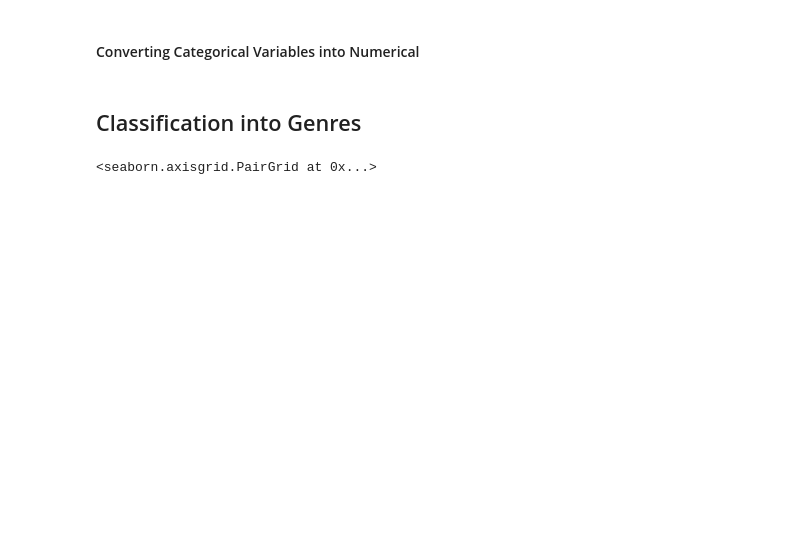
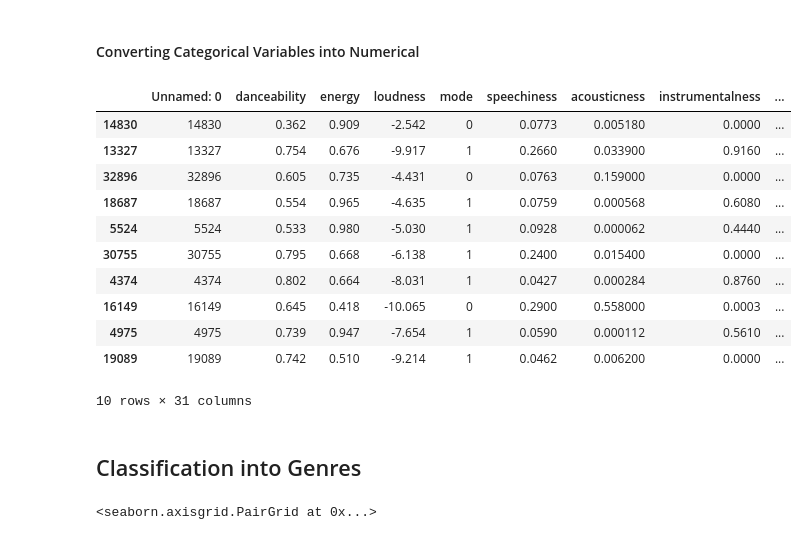
Before and after one commit to SYusupov/Spotify_Songs_Classification, a Jupyter notebook: exploring.ipynb, the cells around one changed output. Saved outputs shown, nothing was run; the diff lists cells and outputs as text; code cells hidden in the pictures; blank space fills up the shorter version.

```diff
--- a/exploring.ipynb
+++ b/exploring.ipynb
@@ -312,6 +327,21 @@ dummies = pd.get_dummies(df.time_signature, prefix="signature")
 df = pd.concat([df, dummies], axis='columns')
 df = df.drop(['time_signature'], axis='columns')
 df.to_csv("archive/genres_dummyKey.csv")
+# %%
+df.sample(10)
+# %% [output]
+|  | Unnamed: 0 | danceability | energy | loudness | mode | speechiness | acousticness | instrumentalness | ... |
+| 14830 | 14830 | 0.362 | 0.909 | -2.542 | 0 | 0.0773 | 0.005180 | 0.0000 | ... |
+| 13327 | 13327 | 0.754 | 0.676 | -9.917 | 1 | 0.2660 | 0.033900 | 0.9160 | ... |
+| 32896 | 32896 | 0.605 | 0.735 | -4.431 | 0 | 0.0763 | 0.159000 | 0.0000 | ... |
+| 18687 | 18687 | 0.554 | 0.965 | -4.635 | 1 | 0.0759 | 0.000568 | 0.6080 | ... |
+| 5524 | 5524 | 0.533 | 0.980 | -5.030 | 1 | 0.0928 | 0.000062 | 0.4440 | ... |
+| 30755 | 30755 | 0.795 | 0.668 | -6.138 | 1 | 0.2400 | 0.015400 | 0.0000 | ... |
+| 4374 | 4374 | 0.802 | 0.664 | -8.031 | 1 | 0.0427 | 0.000284 | 0.8760 | ... |
+| 16149 | 16149 | 0.645 | 0.418 | -10.065 | 0 | 0.2900 | 0.558000 | 0.0003 | ... |
+| 4975 | 4975 | 0.739 | 0.947 | -7.654 | 1 | 0.0590 | 0.000112 | 0.5610 | ... |
+| 19089 | 19089 | 0.742 | 0.510 | -9.214 | 1 | 0.0462 | 0.006200 | 0.0000 | ... |
+10 rows × 31 columns
 # %% [markdown]
 ## Classification into Genres
 # %%
```
Also changed, not shown: parts of 44 cells of this notebook.
